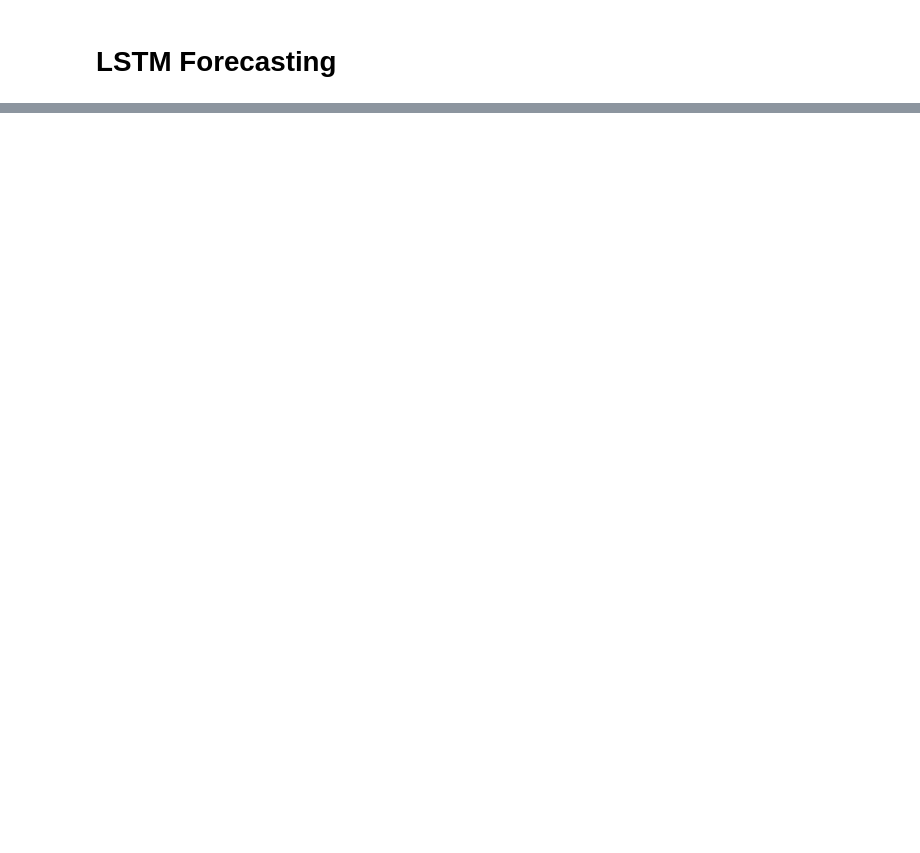
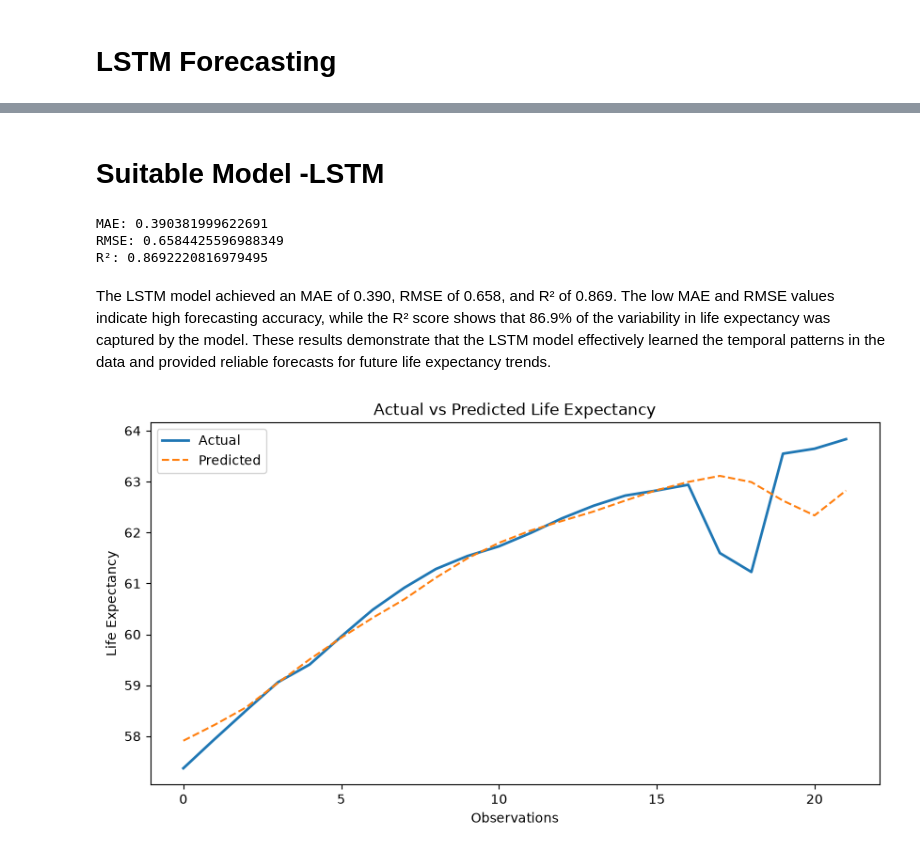
Before and after one commit to graceobonyo/Global-Health-System-Segmentation-and-Forecasting, a Jupyter notebook: ghss.ipynb, the cells around one changed output, grey strips where cells are left out. Drawn from its saved outputs; the diff is of its cells as text; code cells hidden in the pictures; blank space fills up the shorter version.

```diff
--- a/ghss.ipynb
+++ b/ghss.ipynb
@@ -522,0 +643,47 @@ array([[63.528027],
+# %% [markdown]
+# Suitable Model -LSTM
+# %%
+# LSTM Model Evaluation
+from sklearn.metrics import (
+    mean_absolute_error,
+    mean_squared_error,
+    r2_score
+)
+
+mae = mean_absolute_error(actual, predictions)
+rmse = np.sqrt(mean_squared_error(actual, predictions))
+r2 = r2_score(actual, predictions)
+
+print("MAE:", mae)
+print("RMSE:", rmse)
+print("R²:", r2)
+# %% [output]
+MAE: 0.390381999622691
+RMSE: 0.6584425596988349
+R²: 0.8692220816979495
+# %% [markdown]
+The LSTM model achieved an MAE of 0.390, RMSE of 0.658, and R² of 0.869. The low MAE and RMSE values indicate high forecasting accuracy, while the R² score shows that 86.9% of the variability in life expectancy was captured by the model. These results demonstrate that the LSTM model effectively learned the temporal patterns in the data and provided reliable forecasts for future life expectancy trends.
+# %%
+# Visualisation of Actual vs Predicted Life Expectancy
+plt.figure(figsize=(10,5))
+
+plt.plot(
+    actual,
+    label='Actual',
+    linewidth=2
+)
+
+plt.plot(
+    predictions,
+    label='Predicted',
+    linestyle='--'
+)
+
+plt.title('Actual vs Predicted Life Expectancy')
+plt.xlabel('Observations')
+plt.ylabel('Life Expectancy')
+plt.legend()
+
+plt.show()
+# %% [output]
+[figure, added]
```
Also changed, not shown: parts of 39 cells of this notebook, 2 other files.
